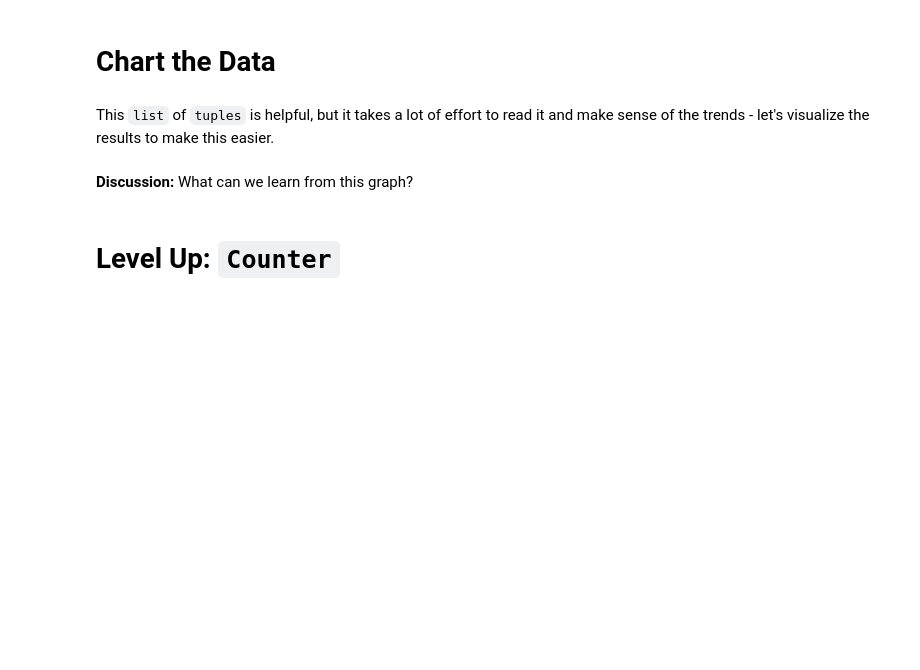
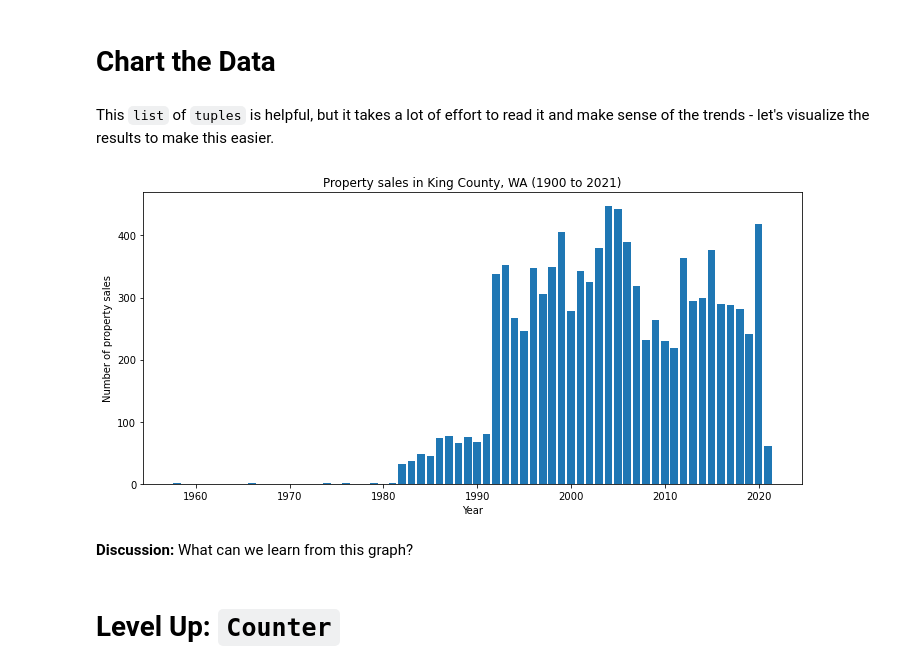
Before and after one commit to marvelje/ds-data_analysis_csv-bvh32, a Jupyter notebook: data_analysis.ipynb, the cells around one changed output. Cells and saved outputs as stored; diff of their text form; code cells hidden in the pictures; blank space fills up the shorter version.

```diff
--- a/data_analysis.ipynb
+++ b/data_analysis.ipynb
@@ -173,0 +285,10 @@ len(sale_years_2020)
+# %%
+## Your work here
+
+counter = 0
+
+for sale in sales:
+    if sale['year'] == 2020:
+        counter += 1
+
+print(counter)
@@ -186,0 +308,12 @@ sum(sale_prices_2020)/len(sale_prices_2020)
+# %%
+## Your work here
+
+import numpy as np
+
+sales_list = []
+
+for sale in sales:
+    if sale['year'] == 2020:
+        sales_list.append(sale['sale_price'])
+
+print(round(np.mean(sales_list)))
@@ -204,0 +358,15 @@ for unique_year in unique_sale_years:
+# %%
+## Your work here
+
+year_counter = {}
+
+for sale in sales:
+    if sale['year'] in year_counter.keys():
+        year_counter[sale['year']] += 1
+    else:
+        year_counter[sale['year']] = 1
+# %%
+year_count = []
+
+for unique_year in set(year_counter.keys()):
+    year_count.append((unique_year, year_counter[unique_year]))
@@ -234,22 +422,24 @@ for unique_year in unique_sale_years:
 # %%
 # create a figure and one plot
 fig, ax = plt.subplots(nrows=1, ncols=1, figsize=(10, 5))
 
 # place data in a bar chart
 # where the x-axis is each year and
 # the y-axis is the number of sales per year
-ax.bar(x=[sale[0] for sale in sale_year_count],
-       height=[sale[1] for sale in sale_year_count])
+ax.bar(x=[sale[0] for sale in year_count],
+       height=[sale[1] for sale in year_count])
 
 # set axis labels
 ax.set_xlabel("Year")
 ax.set_ylabel("Number of property sales")
 
 # give the bar chart a title
 ax.set_title("Property sales in King County, WA (1900 to 2021)")
 
 # display bar chart clearly
 fig.tight_layout()
+# %% [output]
+[figure, added]
 # %% [markdown]
 **Discussion:** What can we learn from this graph?
 # %% [markdown]
```
Also changed, not shown: parts of 25 cells of this notebook.
